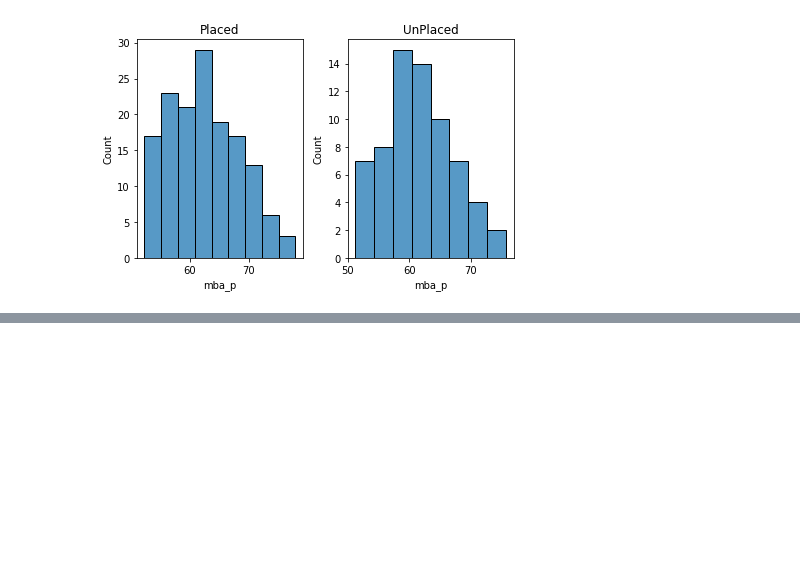
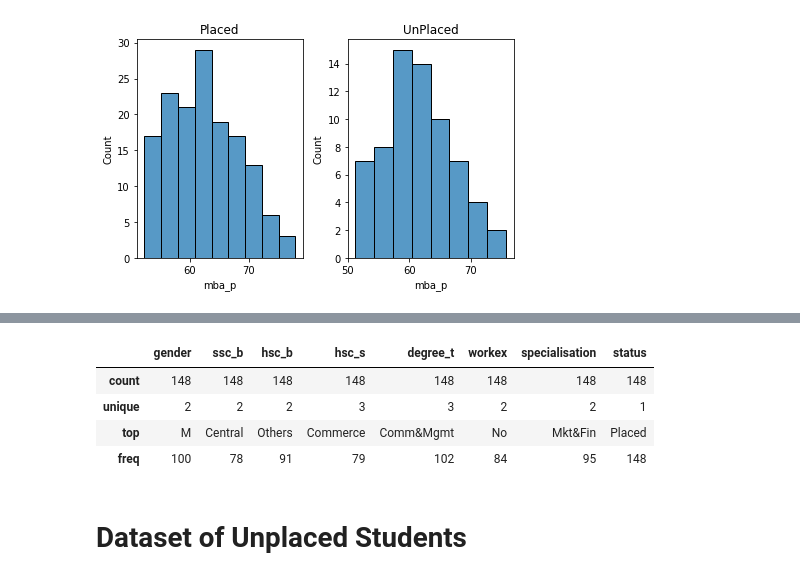
Before and after one commit to lokeshparab/Data-Science-Projects, a Jupyter notebook: Weekly Project 27/Weekly Project 27 Lokesh.ipynb, the cells around one changed output, grey strips where cells are left out. Drawn from its saved outputs; the diff is of its cells as text; code cells hidden in the pictures; blank space fills up the shorter version.

```diff
--- a/Weekly Project 27/Weekly Project 27 Lokesh.ipynb
+++ b/Weekly Project 27/Weekly Project 27 Lokesh.ipynb
@@ -133,0 +169,10 @@ for i in df:
+# %%
+placed.describe(include='object')
+# %% [output]
+|  | gender | ssc_b | hsc_b | hsc_s | degree_t | workex | specialisation | status |
+| count | 148 | 148 | 148 | 148 | 148 | 148 | 148 | 148 |
+| unique | 2 | 2 | 2 | 3 | 3 | 2 | 2 | 1 |
+| top | M | Central | Others | Commerce | Comm&Mgmt | No | Mkt&Fin | Placed |
+| freq | 100 | 78 | 91 | 79 | 102 | 84 | 95 | 148 |
+# %% [markdown]
+# Dataset of Unplaced Students
```
Also changed, not shown: parts of 11 cells of this notebook.
